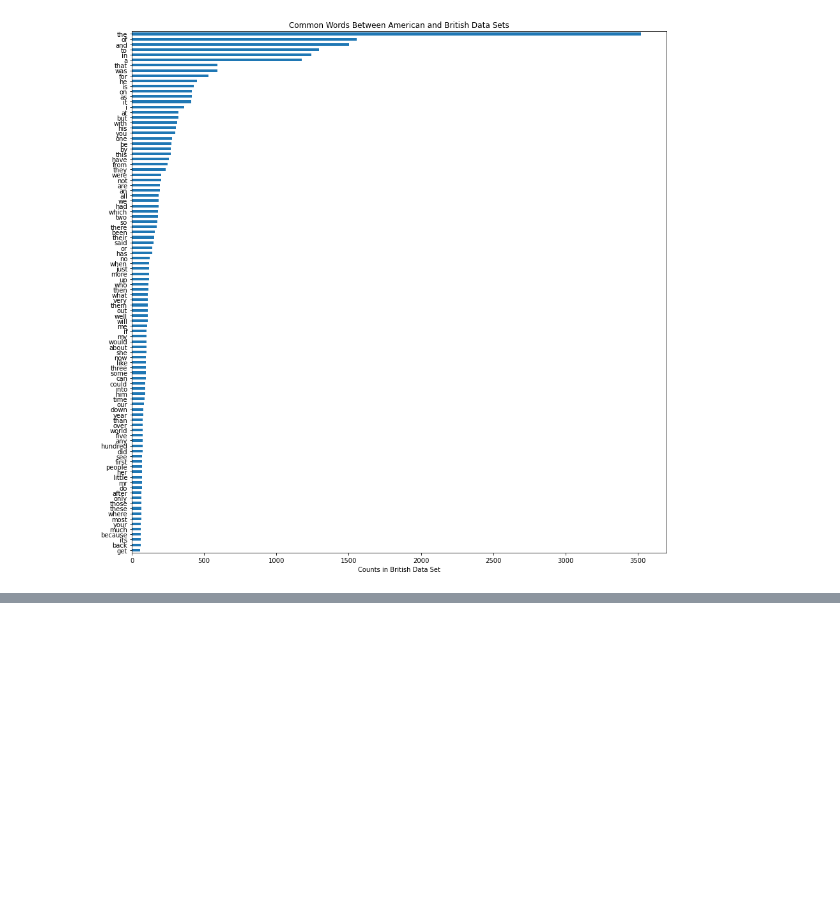
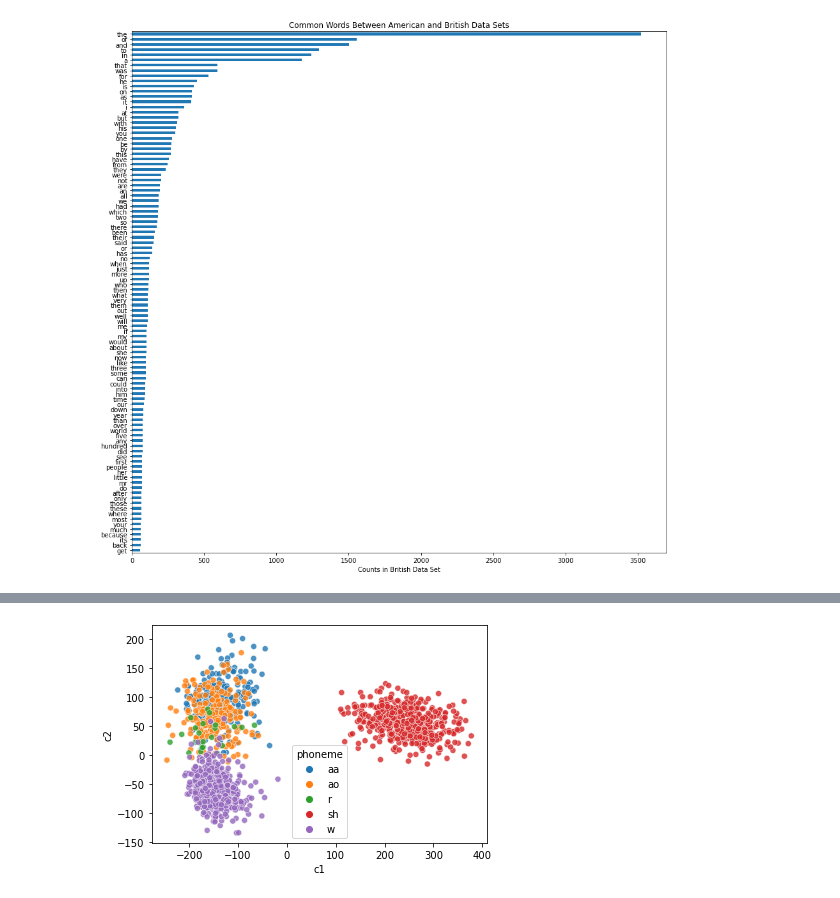
Before and after one commit to andrewpaster/isye_6740_final_project_accents, a Jupyter notebook: EDA_final_report.ipynb, the cells around one changed output, grey strips where cells are left out. Drawn from its saved outputs; the diff is of its cells as text; code cells hidden in the pictures; blank space fills up the shorter version.

```diff
--- a/EDA_final_report.ipynb
+++ b/EDA_final_report.ipynb
@@ -432,0 +456,4 @@ Name: word, dtype: int64
+# %%
+df_train_ph = pd.read_csv('../data/train_formants_phonemes.csv')
+df_test_ph = pd.read_csv('../data/test_formants_phonemes.csv')
+df_brit_ph = pd.read_csv('../data/british_formants_phonemes.csv')
@@ -432,0 +464,4 @@ Name: word, dtype: int64
+# %%
+mfcc_avg_cols = [x for x in df_train_ph.columns if 'mfcc_median' in x]
+# mfcc_avg_cols = [x for x in df_train_ph.columns if x in ('f1', 'f2', 'f3', 'f4', 'f5')]
+mfcc_avg_cols
@@ -432,0 +484,29 @@ Name: word, dtype: int64
+# %%
+pca = PCA(n_components=2)
+scaler = StandardScaler()
+
+df_pca = pca.fit_transform(df_train_ph[mfcc_avg_cols])
+df_pca = pd.DataFrame(df_pca, columns=['c1', 'c2'])
+df_pca.index = df_train_ph.index
+
+df_pca['accent'] = df_train_ph['accent']
+df_pca['accent'] = df_pca['accent'].map(accent_map)
+df_pca['gender'] = df_train_ph['gender']
+df_pca['word'] = df_train_ph['word']
+df_pca['phoneme'] = df_train_ph['phoneme']
+df_pca['speaker'] = df_train_ph['speaker']
+
+df_pca_brit = pca.fit_transform(df_brit_ph[mfcc_avg_cols])
+df_pca_brit = pd.DataFrame(df_pca_brit, columns=['c1', 'c2'])
+df_pca_brit.index = df_brit_ph.index
+
+df_pca_brit['accent'] = df_brit_ph['accent']
+df_pca_brit['gender'] = df_brit_ph['gender']
+df_pca_brit['word'] = df_brit_ph['word']
+df_pca_brit['phoneme'] = df_brit_ph['phoneme']
+df_pca_brit['speaker'] = df_brit_ph['speaker']
+
+sns.scatterplot(data=df_pca[(df_train_ph['word'].isin(['wash'])) & (df_train_ph.phoneme.isin(df_train_ph[df_train_ph['word'] == 'wash'].phoneme.value_counts()[0:5].index.tolist()))], x='c1', y='c2', hue='phoneme', alpha=0.8)
+plt.show()
+# %% [output]
+[figure, added]
```
Also changed, not shown: parts of 58 cells of this notebook.
